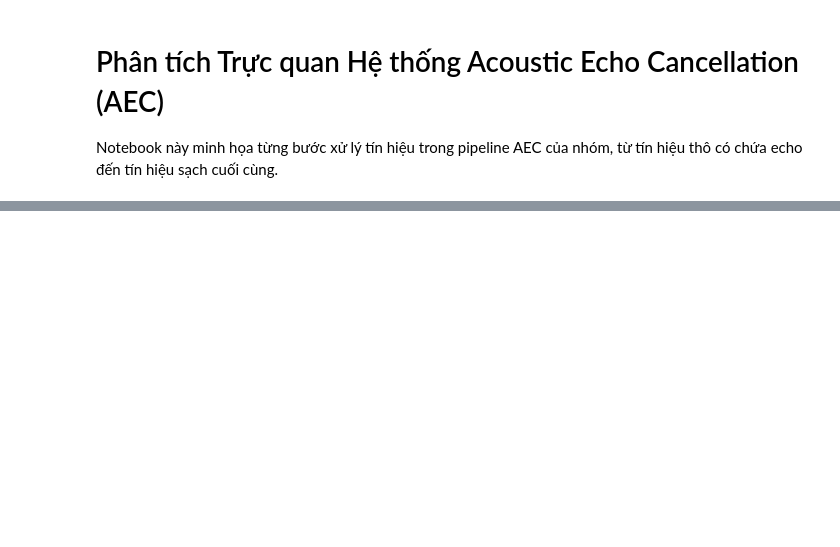
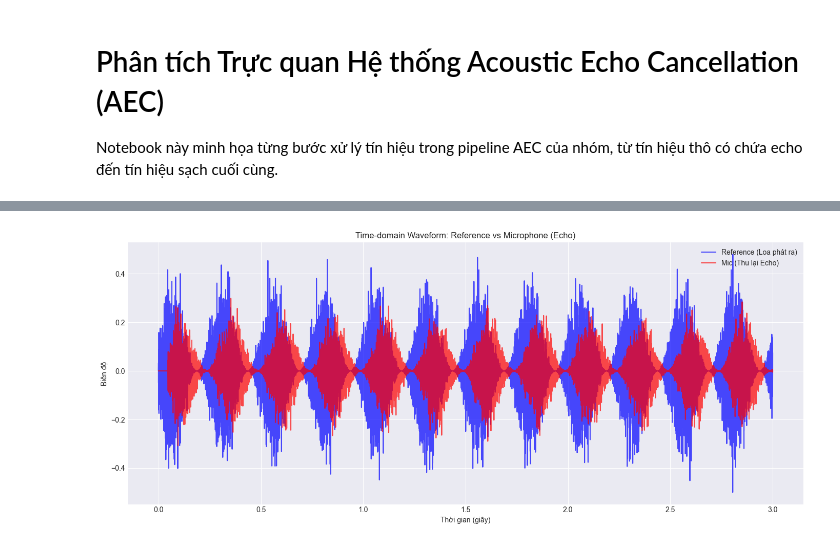
Before and after one commit to ZgsNat/DSP-Acoustic-Echo-Cancellation, a Jupyter notebook: aec-project/docs/demo_core.ipynb, the cells around one changed output, grey strips where cells are left out. Drawn from its saved outputs; the diff is of its cells as text; code cells hidden in the pictures; blank space fills up the shorter version.

```diff
--- a/aec-project/docs/demo_core.ipynb
+++ b/aec-project/docs/demo_core.ipynb
@@ -23,0 +25,27 @@ ModuleNotFoundError: No module named 'matplotlib'
+# %%
+SAMPLE_RATE = 16000
+# Tạo một kịch bản echo: delay 45ms, suy hao 6dB
+scenario = create_echo_scenario(
+    duration_s=3.0,
+    sample_rate=SAMPLE_RATE,
+    echo_delay_ms=45.0,
+    echo_attenuation_db=6.0
+)
+
+ref_signal = scenario["reference"]
+mic_signal = scenario["mic_signal"] # Hiện tại kịch bản này chỉ chứa Echo (Single-talk)
+true_rir = scenario.get("rir", np.zeros(512))
+
+time_axis = np.linspace(0, len(ref_signal) / SAMPLE_RATE, num=len(ref_signal))
+
+plt.figure(figsize=(14, 6))
+plt.plot(time_axis, ref_signal, label="Reference (Loa phát ra)", alpha=0.7, color='blue')
+plt.plot(time_axis, mic_signal, label="Mic (Thu lại Echo)", alpha=0.7, color='red')
+plt.title("Time-domain Waveform: Reference vs Microphone (Echo)")
+plt.xlabel("Thời gian (giây)")
+plt.ylabel("Biên độ")
+plt.legend(loc='upper right')
+plt.tight_layout()
+plt.show()
+# %% [output]
+[figure, added]
```
Also changed, not shown: parts of 8 cells of this notebook.
